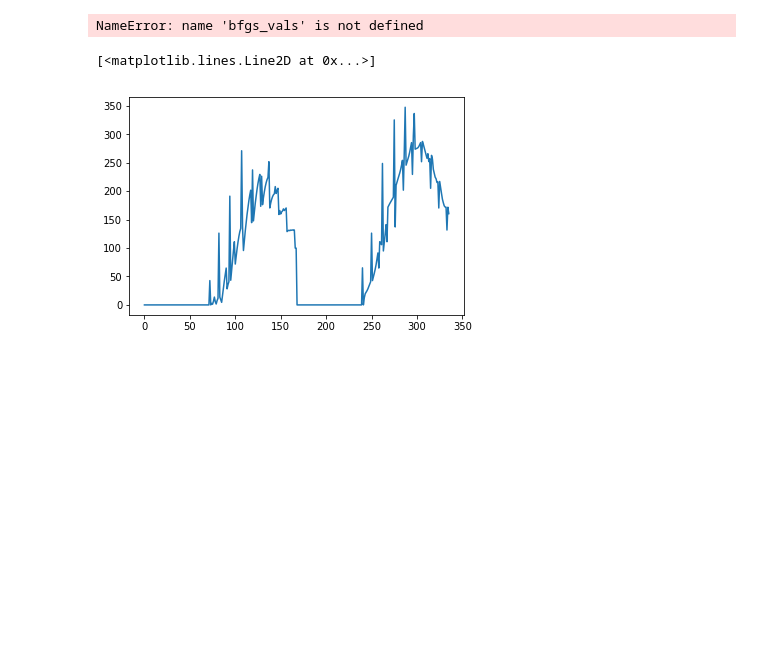
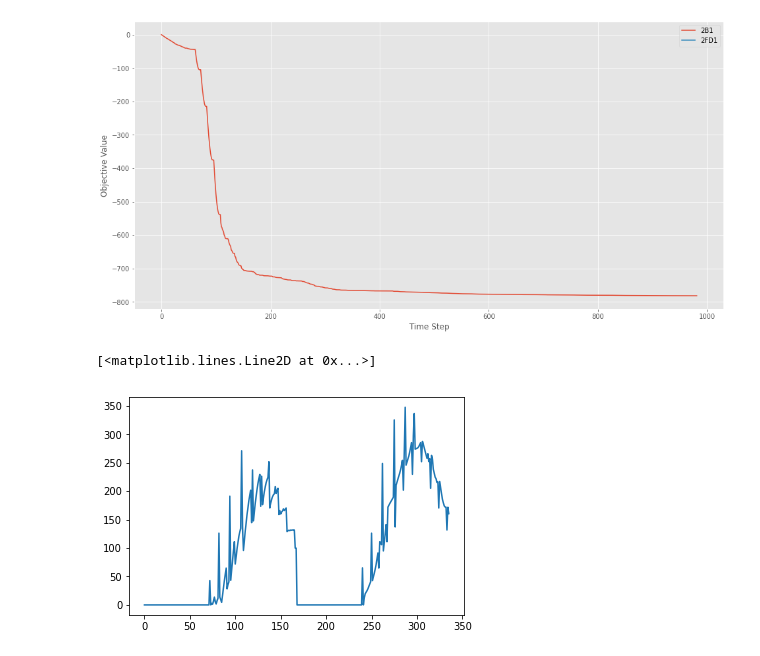
Before and after one commit to daniellengyel/new_adventure, a Jupyter notebook: notebooks/Opt_Comparisons.ipynb, the cells around one changed output. Cells and saved outputs as stored; diff of their text form; code cells hidden in the pictures; blank space fills up the shorter version.

```diff
--- a/notebooks/Opt_Comparisons.ipynb
+++ b/notebooks/Opt_Comparisons.ipynb
@@ -84,17 +55,15 @@ NameError: name 'bfgs_vals' is not defined
 # %%
-plt.plot(bfgs_vals[:, 0], label="bfgs")
-# plt.plot(newton_vals[:, 0], label="newton")
-plt.plot(shift_vals[:, 0], label="shift")
-plt.plot(shift_multi_vals[:, 0], label="newton")
+for k, p in res_dict.items():
+    plt.plot(p[:, 0], label=k)
 
 plt.legend()
 # plt.ylim(-6000, -5500)
 plt.xlabel("Time Step")
 plt.ylabel("Objective Value")
 # plt.yscale('log')
 plt.show()
 # %% [output]
-NameError: name 'bfgs_vals' is not defined
+[figure, added]
 # %%
 def path_distance(path1, path2):
     res = []
```
Also changed, not shown: parts of 7 cells of this notebook, 4 other files.
